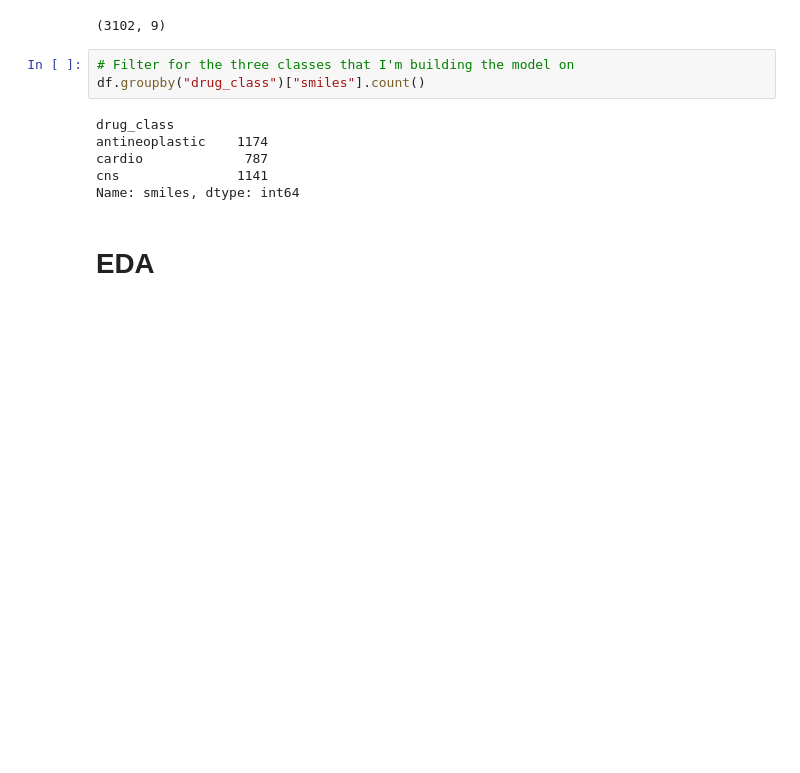
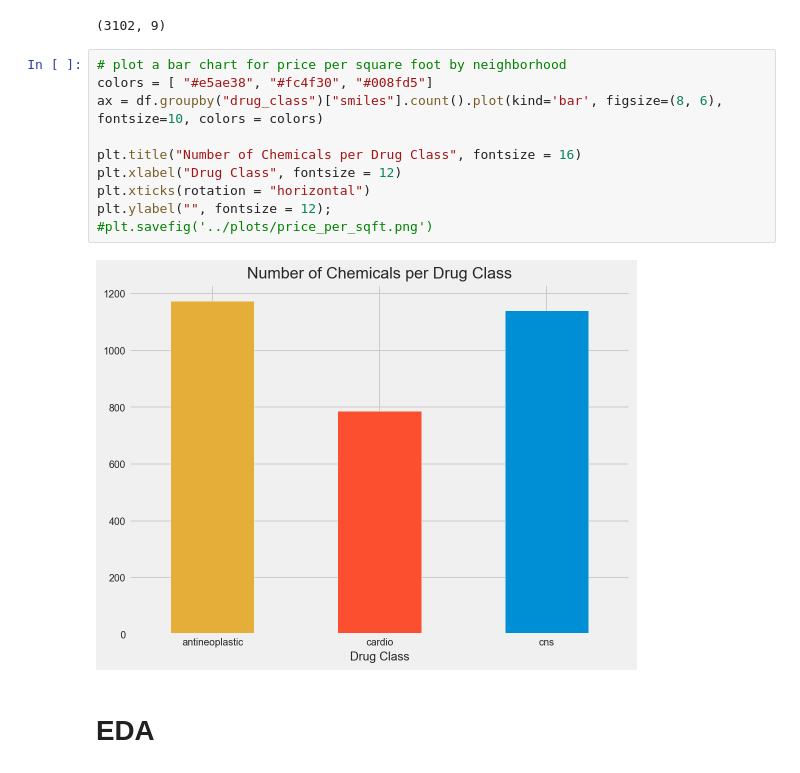
Before and after one commit to veeps/molecular_classification, a Jupyter notebook: code/002_EDA.ipynb, the cells around one changed output. Drawn from its saved outputs; the diff is of its cells as text; blank space fills up the shorter version.

Commit message:
exploratory graphs added

```diff
--- a/code/002_EDA.ipynb
+++ b/code/002_EDA.ipynb
@@ -39,15 +39,18 @@ df.drop(index_names, axis = 0, inplace = True)
 df.shape
 # %% [output]
 (3102, 9)
-# %%
-# Filter for the three classes that I'm building the model on
-df.groupby("drug_class")["smiles"].count()
-# %% [output]
-drug_class
-antineoplastic    1174
-cardio             787
-cns               1141
-Name: smiles, dtype: int64
+# %%
+# plot a bar chart for price per square foot by neighborhood
+colors = [ "#e5ae38", "#fc4f30", "#008fd5"]
+ax = df.groupby("drug_class")["smiles"].count().plot(kind='bar', figsize=(8, 6), fontsize=10, colors = colors)
+
+plt.title("Number of Chemicals per Drug Class", fontsize = 16)
+plt.xlabel("Drug Class", fontsize = 12)
+plt.xticks(rotation = "horizontal")
+plt.ylabel("", fontsize = 12);
+#plt.savefig('../plots/price_per_sqft.png')
+# %% [output]
+[figure, added]
 # %% [markdown]
 # EDA
 # %% [markdown]
```
Also changed, not shown: parts of 1 cell of this notebook, 1 other file.
